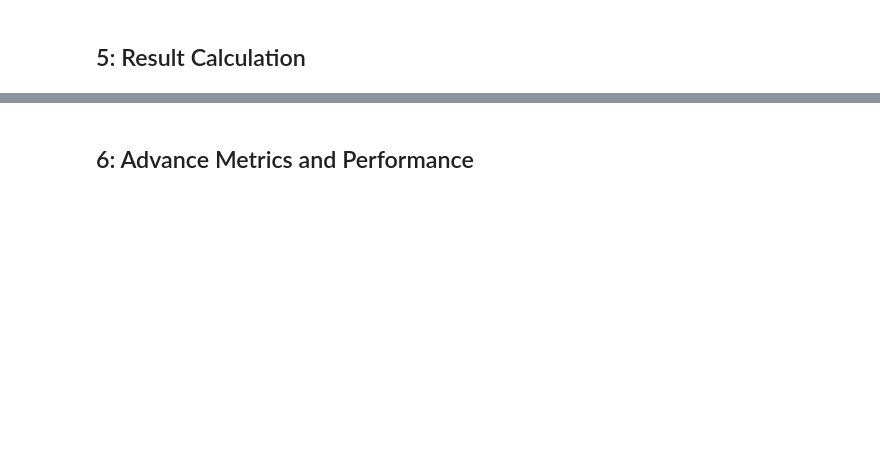
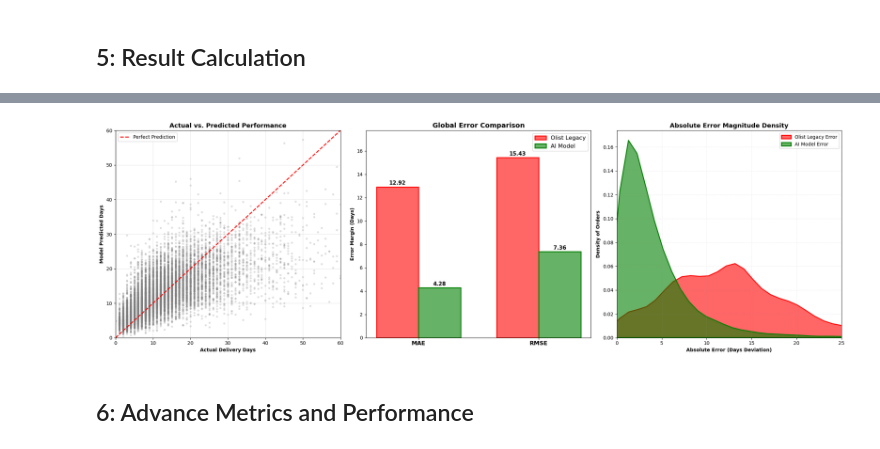
Before and after one commit to SergioBrPerez/Intelligence-Data-Analysis-ML-DL, a Jupyter notebook: 4-Regresion_Model/4.1-Training_and_Evaluation_SBP.ipynb, the cells around one changed output, grey strips where cells are left out. Drawn from its saved outputs; the diff is of its cells as text; code cells hidden in the pictures; blank space fills up the shorter version.

```diff
--- a/4-Regresion_Model/4.1-Training_and_Evaluation_SBP.ipynb
+++ b/4-Regresion_Model/4.1-Training_and_Evaluation_SBP.ipynb
@@ -91,15 +117,15 @@ plt.show()
 # %%
 # Initial split: Reserve 15% for the final Hold-out Test set
-X_train_val, X_test, y_train_val, y_test = train_test_split(
-    X, y, test_size=0.15, stratify=y, random_state=42
+X_train_val, X_test, y_train_val, y_test, meta_train_val, meta_test = train_test_split(
+    X, y, meta_df, test_size=0.15, random_state=42
 )
 
-# Second split: Divide the remaining 85% into Training and Validation sets
-X_train, X_val, y_train, y_val = train_test_split(
-    X_train_val, y_train_val, test_size=0.15, stratify=y_train_val, random_state=42
+# Second split: Partition the remaining 85% into Training and Validation sets
+X_train, X_val, y_train, y_val, meta_train, meta_val = train_test_split(
+    X_train_val, y_train_val, meta_train_val, test_size=0.15, random_state=42
 )
 
-print("Data partitioning complete (approx. 72% / 13% / 15%):")
-print(f" - Training Set (Train):   {X_train.shape[0]} records")
-print(f" - Validation Set (Val):   {X_val.shape[0]} records")
-print(f" - Final Test Set (Test):  {X_test.shape[0]} records")
+print("Data partitioning complete:")
+print(f" - Training Set:   {X_train.shape[0]} samples")
+print(f" - Validation Set: {X_val.shape[0]} samples")
+print(f" - Final Test Set: {X_test.shape[0]} samples")
@@ -208,2 +296,80 @@ plt.show()
+# %%
+import matplotlib.pyplot as plt
+import seaborn as sns
+import numpy as np
+from sklearn.metrics import mean_absolute_error, mean_squared_error
+
+# --- 1. Data Preparation & Metric Calculation ---
+y_olist_pred = meta_test['estimated_delivery_margin_days']
+mae_olist = mean_absolute_error(y_test, y_olist_pred)
+rmse_olist = np.sqrt(mean_squared_error(y_test, y_olist_pred))
+
+mae_ml = mean_absolute_error(y_test, y_pred)
+rmse_ml = np.sqrt(mean_squared_error(y_test, y_pred))
+
+# --- 2. Integrated Visualization Dashboard ---
+fig, axes = plt.subplots(1, 3, figsize=(22, 7))
+
+# --- PLOT 1: Actual vs. Predicted Performance (Left) ---
+axes[0].scatter(y_test, y_pred, alpha=0.2, color='gray', s=10)
+axes[0].plot([0, 60], [0, 60], 'r--', lw=2, label="Perfect Prediction")
+axes[0].set_xlabel("Actual Delivery Days", fontweight='bold')
+axes[0].set_ylabel("Model Predicted Days", fontweight='bold')
+axes[0].set_title("Actual vs. Predicted Performance", fontweight='bold', fontsize=13)
+axes[0].set_xlim(0, 60)
+axes[0].set_ylim(0, 60)
+axes[0].legend()
+axes[0].grid(alpha=0.3)
+
+# --- PLOT 2: Executive Performance Metrics (Center) ---
+metrics_labels = ['MAE', 'RMSE']
+olist_values = [mae_olist, rmse_olist]
+ml_values = [mae_ml, rmse_ml]
+
+x_axis = np.arange(len(metrics_labels))
+bar_width = 0.35
+
+# Using RGBA for facecolor to keep fill transparent (0.6) while keeping edgecolor solid
+axes[1].bar(x_axis - bar_width/2, olist_values, bar_width, label='Olist Legacy',
+            color=(1, 0, 0, 0.6), edgecolor='red', linewidth=2)
+axes[1].bar(x_axis + bar_width/2, ml_values, bar_width, label='AI Model',
+            color=(0, 0.5, 0, 0.6), edgecolor='green', linewidth=2)
+
+axes[1].set_ylabel('Error Margin (Days)', fontweight='bold')
+axes[1].set_title('Global Error Comparison', fontweight='bold', fontsize=14)
+axes[1].set_xticks(x_axis)
+axes[1].set_xticklabels(metrics_labels, fontweight='bold', fontsize=12)
+axes[1].legend(fontsize=12)
+
+# Adjustment: Lowering the text labels and expanding the Y-axis limit for safety
+max_val = max(max(olist_values), max(ml_values))
+axes[1].set_ylim(0, max_val * 1.15) # Add 15% headrom at the top
+
+for i, v in enumerate(olist_values):
+    # Changed from v + 0.5 to v + 0.1
+    axes[1].text(i - bar_width/2, v + 0.1, f"{v:.2f}", ha='center', va='bottom', fontweight='bold', fontsize=11)
+for i, v in enumerate(ml_values):
+    # Changed from v + 0.5 to v + 0.1
+    axes[1].text(i + bar_width/2, v + 0.1, f"{v:.2f}", ha='center', va='bottom', fontweight='bold', fontsize=11)
+
+# --- PLOT 3: Error Magnitude Density (Right) ---
+abs_error_olist = np.abs(y_test - y_olist_pred)
+abs_error_ml = np.abs(y_test - y_pred)
+
+# sns.kdeplot alpha applies to the fill; the line (contour) remains solid
+sns.kdeplot(abs_error_olist, fill=True, color="red", label="Olist Legacy Error", alpha=0.6, ax=axes[2], linewidth=2)
+sns.kdeplot(abs_error_ml, fill=True, color="green", label="AI Model Error", alpha=0.6, ax=axes[2], linewidth=2)
+
+axes[2].set_title('Absolute Error Magnitude Density', fontweight='bold', fontsize=13)
+axes[2].set_xlabel('Absolute Error (Days Deviation)', fontweight='bold')
+axes[2].set_ylabel('Density of Orders', fontweight='bold')
+axes[2].set_xlim(0, 25)
+axes[2].legend()
+axes[2].grid(alpha=0.2, linestyle='--')
+
+plt.tight_layout()
+plt.show()
+# %% [output]
+[figure, added]
 # %% [markdown]
 ## 6: Advance Metrics and Performance
```
Also changed, not shown: parts of 18 cells of this notebook, 4 other files.
